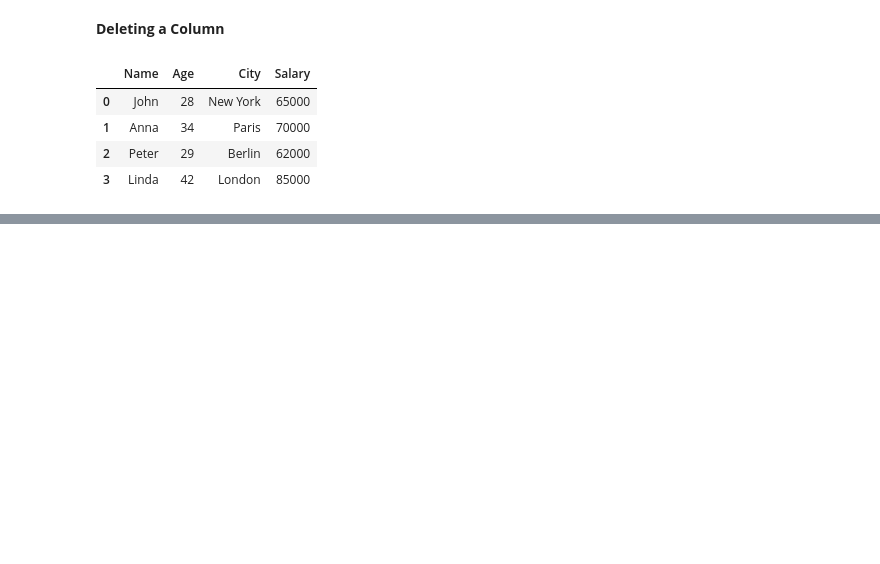
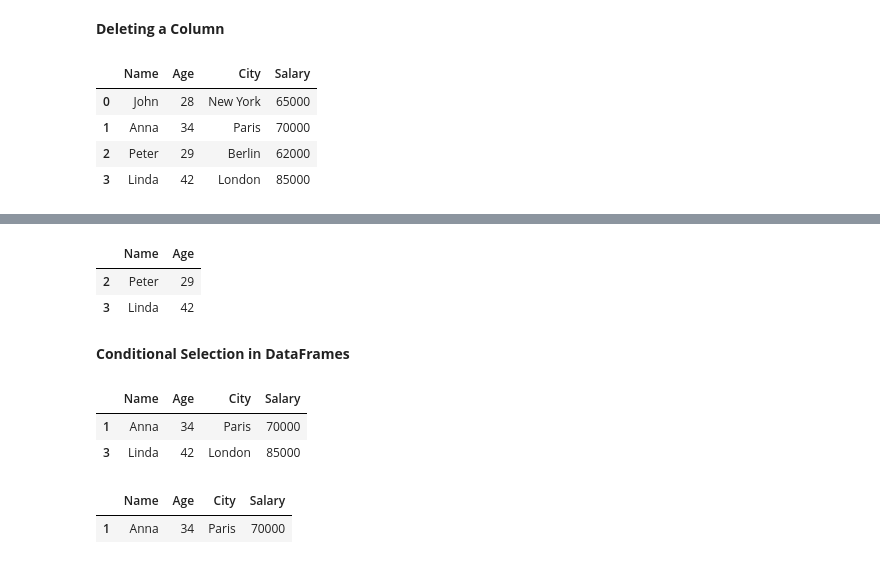
Before and after one commit to muhammadsulaimandata/Learnings, a Jupyter notebook: Python/Pandas/02_Data_Frames.ipynb, the cells around one changed output, grey strips where cells are left out. Saved outputs shown, nothing was run; the diff lists cells and outputs as text; code cells hidden in the pictures; blank space fills up the shorter version.

```diff
--- a/Python/Pandas/02_Data_Frames.ipynb
+++ b/Python/Pandas/02_Data_Frames.ipynb
@@ -115,0 +174,19 @@ KeyError: "['Designation'] not found in axis"
+# %%
+my_df.loc[[2,3]][['Name', 'Age']] # Accessing multiple rows and columns using loc
+# %% [output]
+|  | Name | Age |
+| 2 | Peter | 29 |
+| 3 | Linda | 42 |
+# %% [markdown]
+**Conditional Selection in DataFrames**
+# %%
+my_df[my_df['Age'] > 30] # Filtering rows based on condition
+# %% [output]
+|  | Name | Age | City | Salary |
+| 1 | Anna | 34 | Paris | 70000 |
+| 3 | Linda | 42 | London | 85000 |
+# %%
+my_df[(my_df['Age'] > 30) & (my_df['City'] == 'Paris')] # Filtering rows based on multiple conditions
+# %% [output]
+|  | Name | Age | City | Salary |
+| 1 | Anna | 34 | Paris | 70000 |
```
Also changed, not shown: parts of 8 cells of this notebook.
